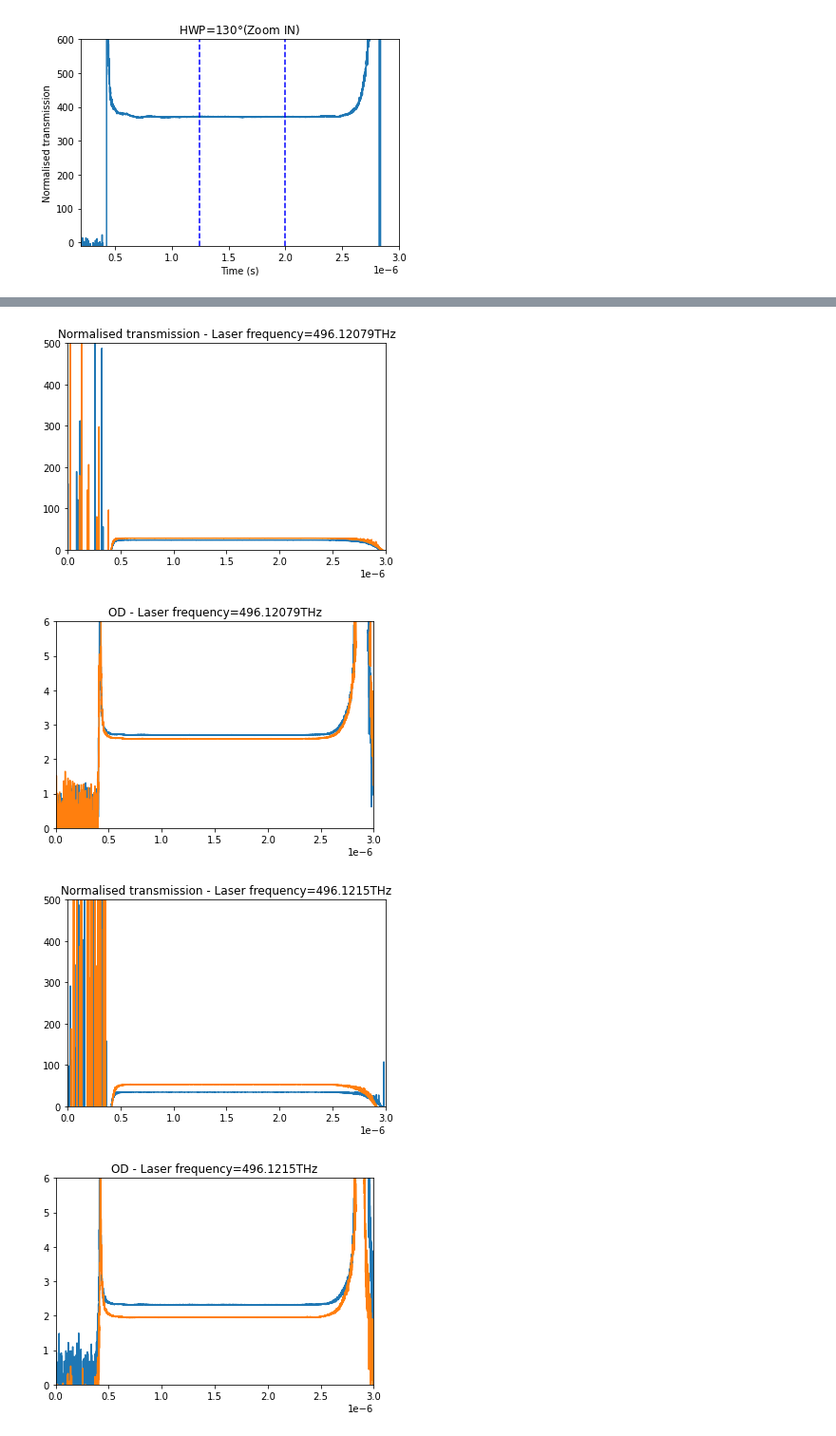
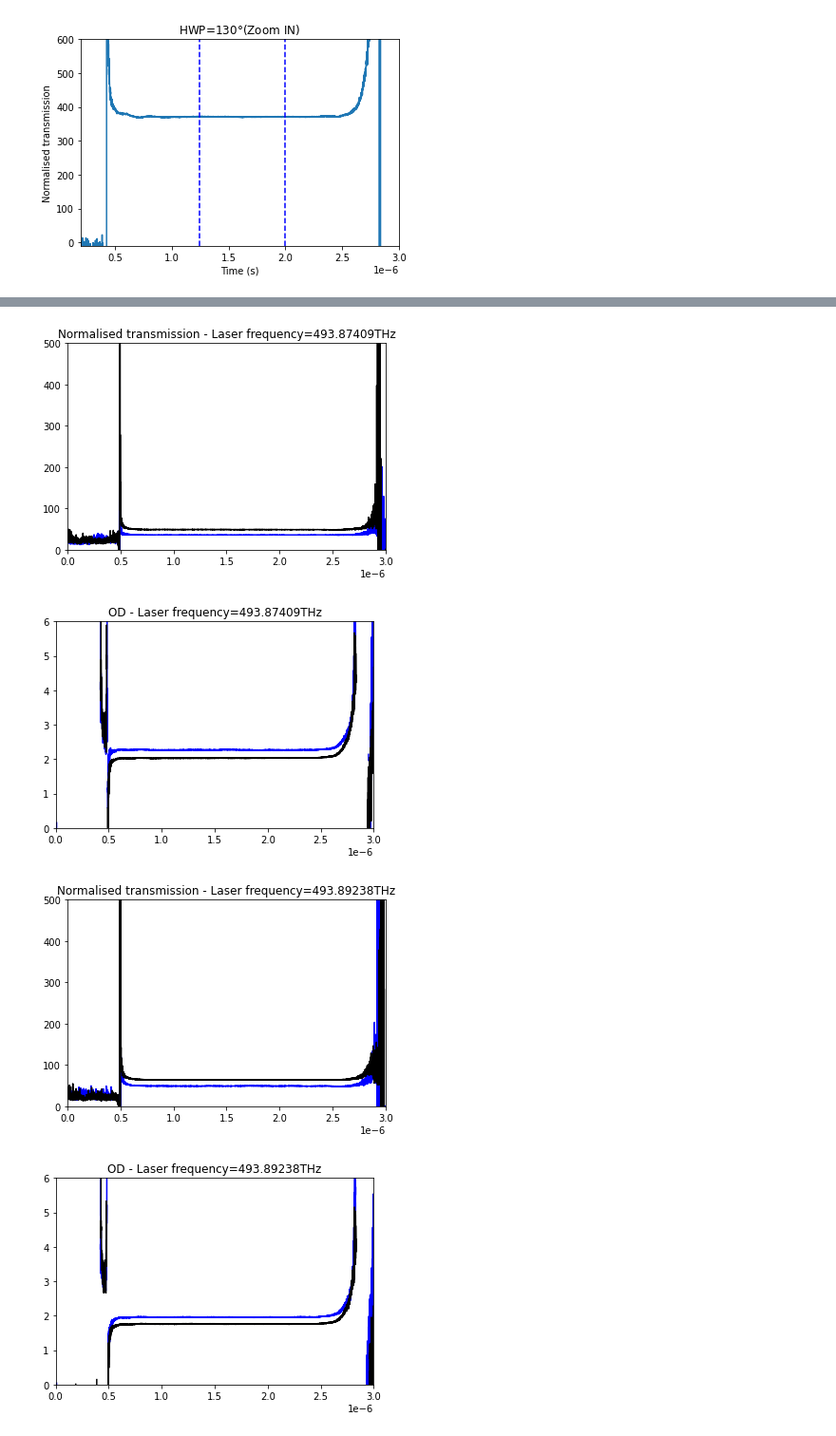
Before and after one commit to JUOM2016/Quick_cal_and_plotting, a Jupyter notebook: 20230201_abs_by_laser_pulse_two_polarisations.ipynb, the cells around one changed output, grey strips where cells are left out. Shown: that part at 95% size. Saved outputs shown, nothing was run; the diff lists cells and outputs as text; code cells hidden in the pictures.

```diff
--- a/20230201_abs_by_laser_pulse_two_polarisations.ipynb
+++ b/20230201_abs_by_laser_pulse_two_polarisations.ipynb
@@ -7,20 +7,21 @@ import matplotlib.pyplot as plt
 from scipy.optimize import curve_fit
 # %%
 dir = 'C:\\Users\\wj2002\\Dropbox (Heriot-Watt University Team)\\RES_EPS_Quantum_Photonics_Lab\\Experiments\\Current Experiments\\Broadband telecom quantum memories\\2023_Pr_YVO_Sectroscopy\\Visible\\0.1%'
-folder = '0130_OD_laser' #0201_OD_laser_low_freq
+folder = '0201_OD_laser_low_freq' #0201_OD_laser_low_freq
 path = dir + '\\' + folder + '\\'
 file_list = os.listdir(path)
 list_csv=natsorted([i for i in file_list if i.endswith('.CSV')]) # Sort the measured data file
 referece_files=np.array(['OD013101.CSV','OD013102.CSV'])
-list_csv_new=np.delete(list_csv,[28,29])
+list_csv_new=np.delete(list_csv,[0,1])
 file_size=np.shape(list_csv_new)
 
 Plot_raw_data=1 # 1: plot the raw data
 # %%
+# The measured frequencies should be updated everytime
 freq_reference=np.array([494.98814]) # Unite: THz
+#freq=np.array([496.12010,496.12079,496.12150,496.12221,496.12293,496.12371,496.12449,496.12530,496.12612,496.12701,496.12782,496.12870,496.12959,496.13063])
 #freq=np.array([494.99256,495.01918,495.04641,495.07809,495.10161,495.12942,495.15888,495.18512]) # Unite: THz
-freq=np.array([496.12010,496.12079,496.12150,496.12221,496.12293,496.12371,496.12449,496.12530,496.12612,496.12701,496.12782,496.12870,496.12959,496.13063])
-#freq=np.array([493.84562,493.87409,493.89238])
+freq=np.array([493.84562,493.87409,493.89238,493.38344])
 HWP=np.array([174,130]) # Angle values of the half-wave plate rotated for changing the polarisation
 # %%
 example=pd.read_csv(os.path.join(path,referece_files[0]))
@@ -156,8 +157,8 @@ for index in range(int(file_size[0]/len(referece_files))):
 
 
     fig,ax=plt.subplots()
-    ax.plot(time_1,normalisation_1)
-    ax.plot(time_2,normalisation_2)
+    ax.plot(time_1,normalisation_1,'b')
+    ax.plot(time_2,normalisation_2,'k')
 
     ax.set_xlim([0,3e-6])
     ax.set_ylim([0,500])
@@ -168,8 +169,8 @@ for index in range(int(file_size[0]/len(referece_files))):
     OD_curve_2=np.log(normalised_ref_curve[:,1]/normalisation_2)
 
     fig,ax=plt.subplots()
-    ax.plot(time_1,OD_curve_1)
-    ax.plot(time_2,OD_curve_2)
+    ax.plot(time_1,OD_curve_1,'b')
+    ax.plot(time_2,OD_curve_2,'k')
     ax.set_xlim([0,3e-6])
     ax.set_ylim([0,6])
     ax.set_title('OD - '+'Laser frequency='+"{}".format(freq[index])+'THz')
@@ -179,4 +180,4 @@ for index in range(int(file_size[0]/len(referece_files))):
-[figure, old version]
+[figure, new version]
-[figure, old version]
+[figure, new version]
-[figure, old version]
+[figure, new version]
-[figure, old version]
+[figure, new version]
```
Also changed, not shown: parts of 2 cells of this notebook, 2 other files.
